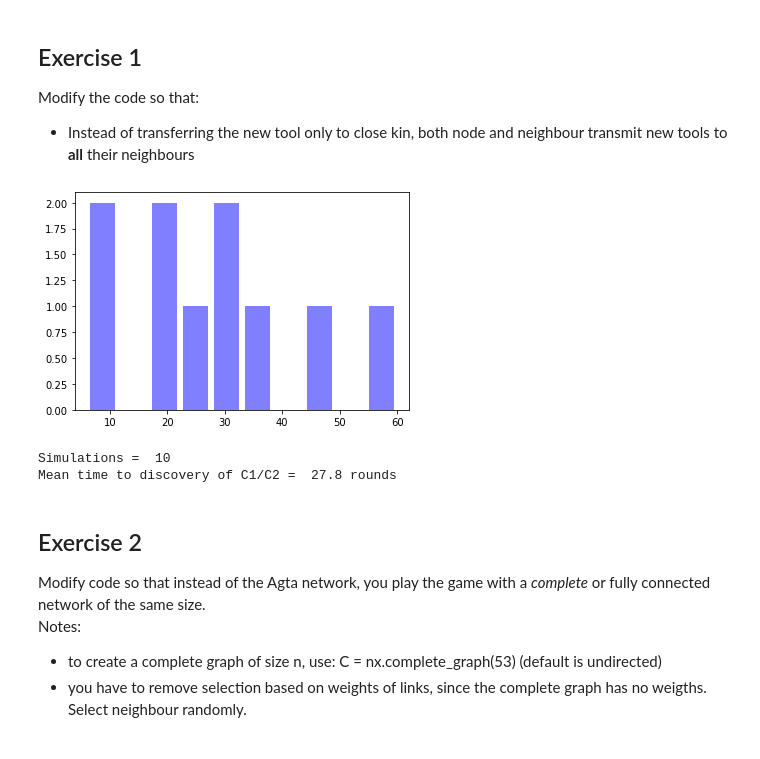
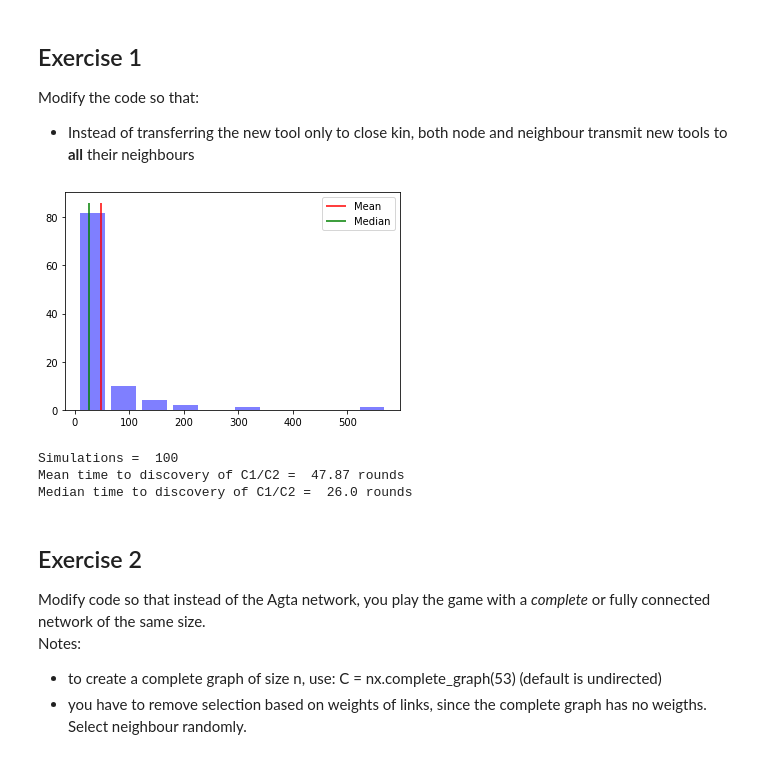
Before and after one commit to kingquote/kingquote, a Jupyter notebook: UZH-files/Bio206/L17_Cultural_evolution.ipynb, the cells around one changed output. Cells and saved outputs as stored; diff of their text form; code cells hidden in the pictures.

```diff
--- a/UZH-files/Bio206/L17_Cultural_evolution.ipynb
+++ b/UZH-files/Bio206/L17_Cultural_evolution.ipynb
@@ -422,7 +422,7 @@ import numpy as np
 import matplotlib.pyplot as plt
 import matplotlib
 
-sims = 10
+sims = 100
 sim_duration = [] # to store each simulation duration
 
 # beginning of simulations
@@ -505,8 +505,16 @@ for i in range(sims):
         if stop_sim==1:
             break
 
+mean1 = np.mean(sim_duration)
+median1 = np.median(sim_duration)
+simduration1 = sim_duration
 plt.hist(sim_duration, facecolor='b', alpha=.5, rwidth=.8)
+ymin, ymax = plt.gca().get_ylim()
+plt.vlines(mean1, colors = 'r', ymin = ymin, ymax = ymax, label = 'Mean')
+plt.vlines(median1, colors = 'g', ymin = ymin, ymax = ymax, label = 'Median')
+plt.gca().legend()
 plt.show()
 print("Simulations = ", sims)
-print("Mean time to discovery of C1/C2 = ", np.mean(sim_duration), "rounds")
+print("Mean time to discovery of C1/C2 = ", mean1, "rounds")
+print("Median time to discovery of C1/C2 = ", median1, "rounds")
 # %% [output]
@@ -525,7 +534,7 @@ import numpy as np
 import matplotlib.pyplot as plt
 import matplotlib
 
-sims = 10
+sims = 100
 sim_duration = [] # to store each simulation duration
 
 # beginning of simulations
@@ -585,37 +594,46 @@ for i in range(sims):
 
             if new_tool > -1: # if a new drug was created (6, 7 or 8 etc)
                 # check if node and neighbour already have invented tool
                 have_new_tool = -1 # we need this later
                 if matrix_node_tools[node][new_tool] == -1: # if position (i = node, j = new tool) in matrix is absent
                     have_new_tool = 1
                     matrix_node_tools[node][new_tool] = epoch + 1 # node gains new tools, replace -1 with round of discovery
                     for allneibs in G[node]: # now use matrix G_closekin to identify all close kin of node
                         matrix_node_tools[allneibs][new_tool] = epoch + 1 # tranmits new tool to all kin
 
                 if matrix_node_tools[selected_neighbour][new_tool] == -1: #check if selected neighbour has tool
                     have_new_tool = 1
                     matrix_node_tools[selected_neighbour][new_tool]= epoch + 1 # neighbours gains new tool
                     for allneibneibs in G[selected_neighbour]:
                         matrix_node_tools[allneibneibs][new_tool] = epoch+ 1
 
                 if have_new_tool == 1: #if either node or neighbour received the new tool
                     #print(new_tool, epoch + 1, node, selected_neighbour)
                     if new_tool in [12,13]: # BUT if the new tool is a superdrug C1=12 or C2=13
                         stop_sim=1 # simulations ends
                         sim_duration.append(epoch + 1)
             if stop_sim==1:
                 break
         if stop_sim==1:
             break
 
+mean2 = np.mean(sim_duration)
+median2 = np.median(sim_duration)
+simduration2 = sim_duration
 plt.hist(sim_duration, facecolor='b', alpha=.5, rwidth=.8)
+ymin, ymax = plt.gca().get_ylim()
+plt.vlines(mean2, colors = 'r', ymin = ymin, ymax = ymax, label = 'Mean')
+plt.vlines(median2, colors = 'g', ymin = ymin, ymax = ymax, label = 'Median')
+plt.gca().legend()
 plt.show()
 print("Simulations = ", sims)
-print("Mean time to discovery of C1/C2 = ", np.mean(sim_duration), "rounds")
+print("Mean time to discovery of C1/C2 = ", mean2, "rounds")
+print("Median time to discovery of C1/C2 = ", median2, "rounds")
 # %% [output]
-[figure, old version]
+[figure, new version]
-Simulations =  10
-Mean time to discovery of C1/C2 =  27.8 rounds
+Simulations =  100
+Mean time to discovery of C1/C2 =  47.87 rounds
+Median time to discovery of C1/C2 =  26.0 rounds
 # %% [markdown]
 ## Exercise 2
 Modify code so that instead of the Agta network, you play the game with a *complete* or fully connected network of the same size. <br>
```
Also changed, not shown: parts of 11 cells of this notebook, 1 other file.
